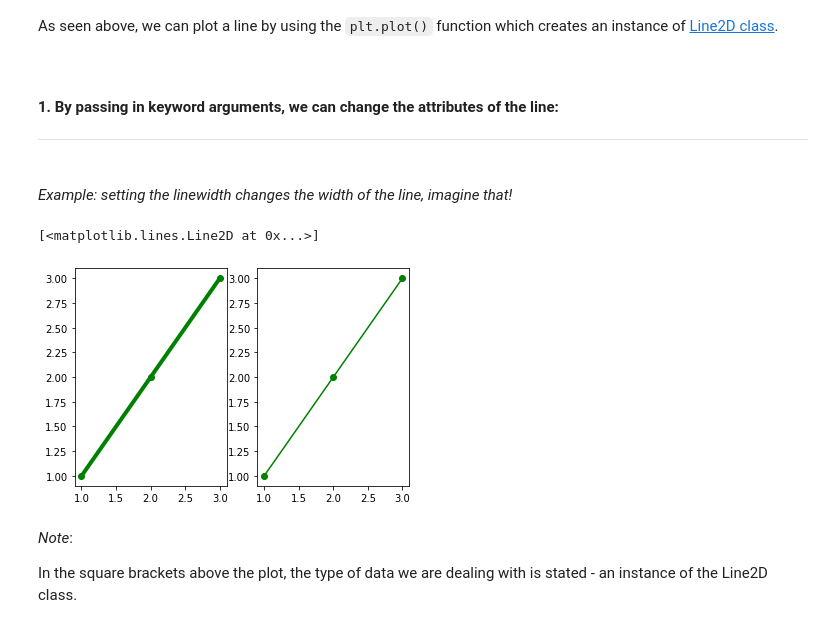
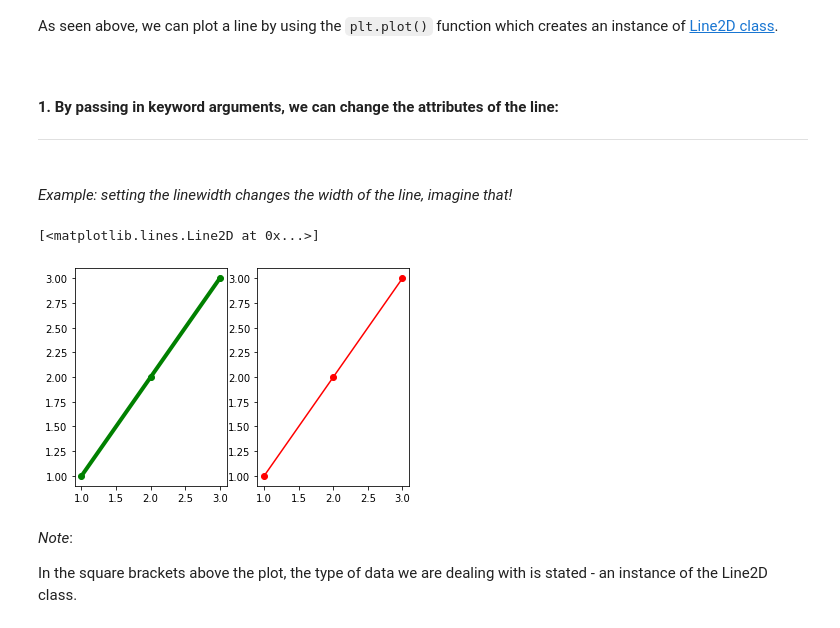
Before and after one commit to Izardo/Fundamentals_of_Data_Analysis, a Jupyter notebook: pyplot.ipynb, the cells around one changed output. Drawn from its saved outputs; the diff is of its cells as text; code cells hidden in the pictures.

```diff
--- a/pyplot.ipynb
+++ b/pyplot.ipynb
@@ -222,19 +224,19 @@ As seen above, we can plot a line by using the `plt.plot()` function which creat
 # %%
 # Create subplots.
 fig, (ax1, ax2) = plt.subplots(1, 2)
 
 # Generate y & x values.
 y = [1, 2, 3]
 x = [1, 2, 3]
 
 # Plot line with specified width.
 ax1.plot(y, x, 'go-', label='line 1', linewidth=4)
 
-# Default linewidth.
-ax2.plot(y, x, 'go-', label='line 1')
+# Default linewidth & change line colour.
+ax2.plot(y, x, 'ro-', label='line 1')
 # %% [output]
 [<matplotlib.lines.Line2D at 0x...>]
-[figure, old version]
+[figure, new version]
 # %% [markdown]
 <i>Note</i>:
 
```
Also changed, not shown: parts of 6 cells of this notebook, 1 other file.
